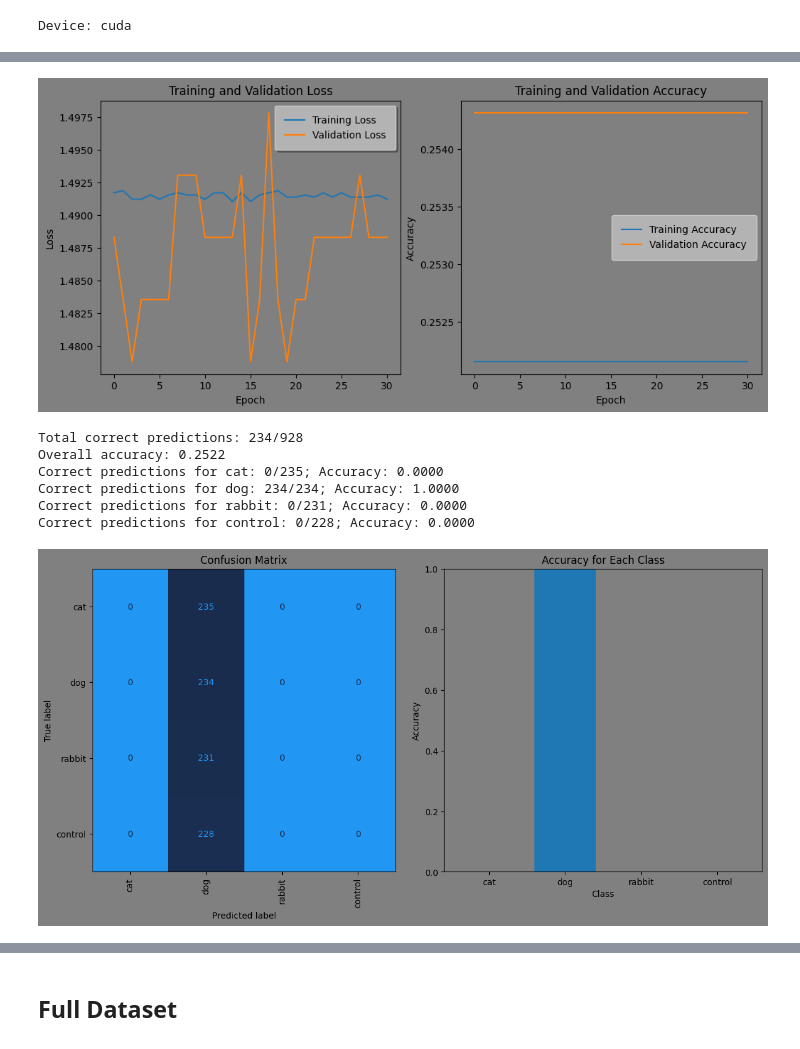
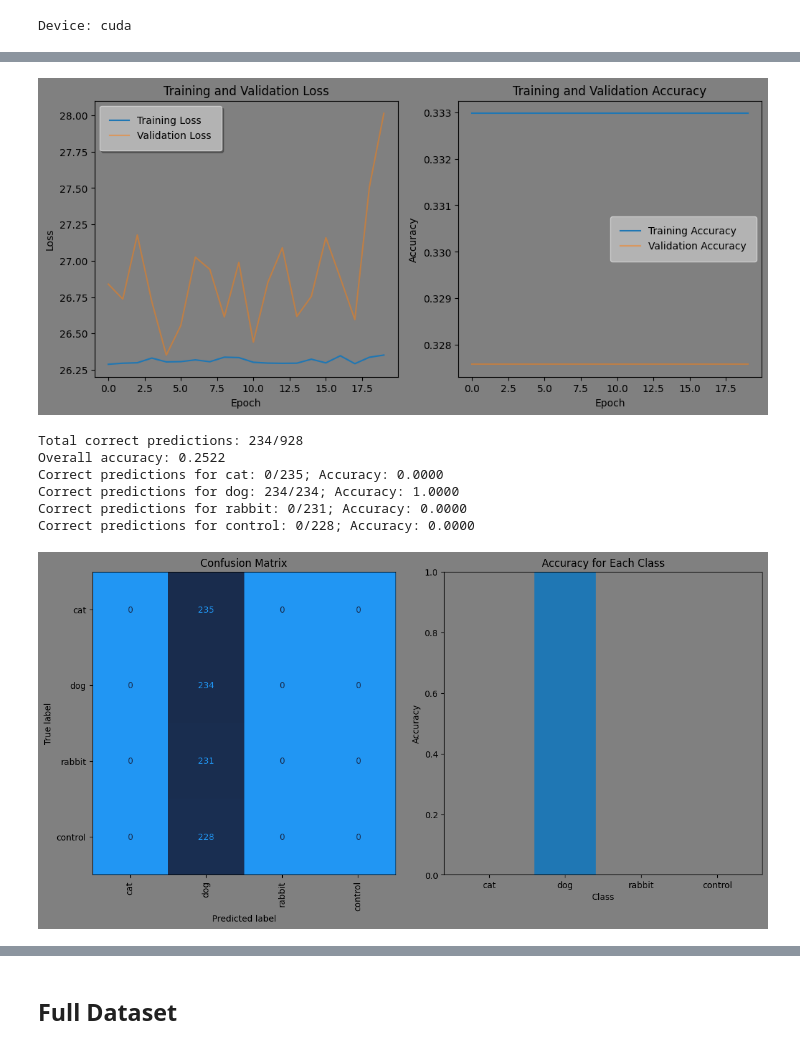
Before and after one commit to Xteom/SynapSee, a Jupyter notebook: SynapSee_models2.ipynb, the cells around one changed output, grey strips where cells are left out. Saved outputs shown, nothing was run; the diff lists cells and outputs as text; code cells hidden in the pictures.

```diff
--- a/SynapSee_models2.ipynb
+++ b/SynapSee_models2.ipynb
@@ -235,14 +243,14 @@ def plot_loss_accuracy(train_losses, train_accuracies, val_losses, val_accuracie
 
     # Plotting training and validation losses
     ax1.plot(train_losses, label='Training Loss')
-    ax1.plot(val_losses, label='Validation Loss')
+    ax1.plot(val_losses, label='Validation Loss', alpha=0.5)
     ax1.set_title('Training and Validation Loss')
     ax1.set_xlabel('Epoch')
     ax1.set_ylabel('Loss')
 
     # Plotting training and validation accuracies
     ax2.plot(train_accuracies, label='Training Accuracy')
-    ax2.plot(val_accuracies, label='Validation Accuracy')
+    ax2.plot(val_accuracies, label='Validation Accuracy', alpha=0.5)
     ax2.set_title('Training and Validation Accuracy')
     ax2.set_xlabel('Epoch')
     ax2.set_ylabel('Accuracy')
@@ -447,7 +455,7 @@ class EEGConv(nn.Module):
         x = self.fc3(x)
 
 
-        return F.softmax(x, dim=1)
+        return x
 
 # Example usage
 # model = EEGNet(num_classes=4)
@@ -550,7 +561,7 @@ class EEGLSTM(nn.Module):
         # Classifier
         out = self.fc3(out)
 
-        return F.softmax(out, dim=1)
+        return out
 # %%
 
 eeglstm = EEGLSTM(input_size=16, hidden_size=50, num_layers=2, num_classes=4).to(device)
@@ -559,7 +570,7 @@ eeglstm = EEGLSTM(input_size=16, hidden_size=50, num_layers=2, num_classes=4).to
 criterion = nn.CrossEntropyLoss()
 
 # Optimizer (example: using Adam)
-optimizer = optim.Adam(eeglstm.parameters(), lr=0.0001)
+optimizer = optim.Adam(eeglstm.parameters(), lr=0.00001)
 
 # Training loop
 train_losses, train_accuracies, val_losses, val_accuracies = train_model(eegconv,
@@ -568,7 +579,7 @@ train_losses, train_accuracies, val_losses, val_accuracies = train_model(eegconv
                                                                         criterion,
                                                                         optimizer,
                                                                         device,
-                                                                        num_epochs=1000,
+                                                                        num_epochs=2000,
                                                                         patience=15,
                                                                         verbose=10)
 
@@ -577,9 +588,9 @@ plot_loss_accuracy(train_losses, train_accuracies, val_losses, val_accuracies)
 
 # Evaluate the model on the training set
 evaluate_class_metrics(eeglstm, train_dataloader, device,
-                        class_names=['cat', 'dog', 'rabbit', 'control'])
+                        class_names=eeg_dataset.class_mapping.keys())
 
 # Evaluate the model on the validation set
 evaluate_class_metrics(eeglstm, val_dataloader, device, print_metrics=False,
-                        class_names=['cat', 'dog', 'rabbit', 'control'])
+                        class_names=eeg_dataset.class_mapping.keys())
 # %% [output]
@@ -591,4 +601,4 @@ Early stopping triggered
-[figure, old version]
+[figure, new version]
 Total correct predictions: 234/928
 Overall accuracy: 0.2522
 Correct predictions for cat: 0/235; Accuracy: 0.0000
```
Also changed, not shown: parts of 11 cells of this notebook.
